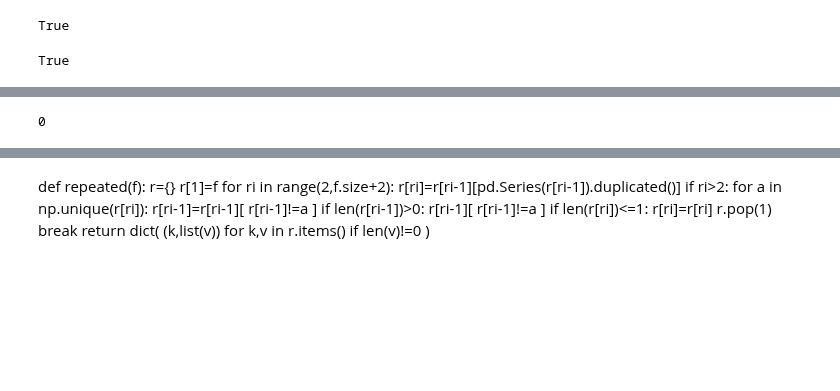
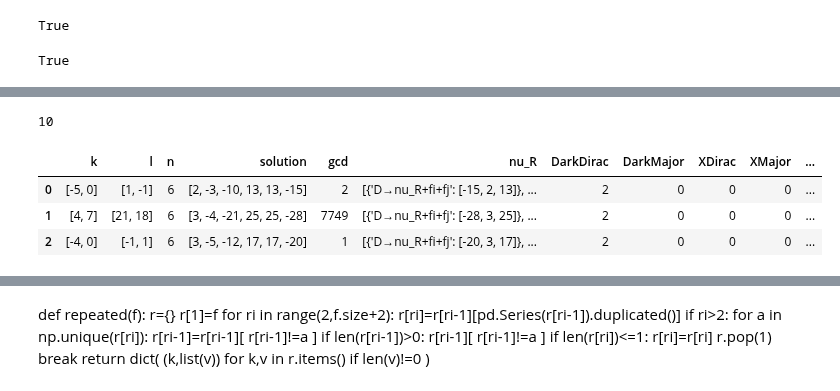
Before and after one commit to LBJ-Wade/anomaly, a Jupyter notebook: Analysis.ipynb, the cells around one changed output, grey strips where cells are left out. Saved outputs shown, nothing was run; the diff lists cells and outputs as text; code cells hidden in the pictures; blank space fills up the shorter version.

```diff
--- a/Analysis.ipynb
+++ b/Analysis.ipynb
@@ -130,18 +145,4 @@ row=cl.loc[2806].to_dict()
-# %%
-label='XDirac'
-if True:
-        if row.get(label)>0:
-            cddmax=100
-            for m in row['sltn'].get(3):
-                cdp=[]
-                for ν in row.get('XD'):
-                    l=row.get('solution').copy()
-                    l=[ll for ll in l if ll!=m]
-                    cdp.append( count_massless_fermions(l , ν,m)  )
-                if min(cdp)<cddmax:
-                    cdd=cdp
-            print( min(cdd)  )
-        else:
-            print(  nmax    )
-# %% [output]
-0
+# %%
+massfer(row,label='XMajor')
+# %% [output]
+10
@@ -148,2 +160,7 @@ if True:
 # %%
-cl['DD_massless']=cl.apply(lambda row: massfer(row,label='DarkDirac'),axis='columns')
+cl[cl.apply(lambda row: massfer(row,label='DarkDirac'),axis='columns')<10][:3]
+# %% [output]
+|  | k | l | n | solution | gcd | nu_R | DarkDirac | DarkMajor | XDirac | XMajor | ... |
+| 0 | [-5, 0] | [1, -1] | 6 | [2, -3, -10, 13, 13, -15] | 2 | [{'D→nu_R+fi+fj': [-15, 2, 13]}, ... | 2 | 0 | 0 | 0 | ... |
+| 1 | [4, 7] | [21, 18] | 6 | [3, -4, -21, 25, 25, -28] | 7749 | [{'D→nu_R+fi+fj': [-28, 3, 25]}, ... | 2 | 0 | 0 | 0 | ... |
+| 2 | [-4, 0] | [-1, 1] | 6 | [3, -5, -12, 17, 17, -20] | 1 | [{'D→nu_R+fi+fj': [-20, 3, 17]}, ... | 2 | 0 | 0 | 0 | ... |
```
Also changed, not shown: parts of 9 cells of this notebook, 2 other files.
